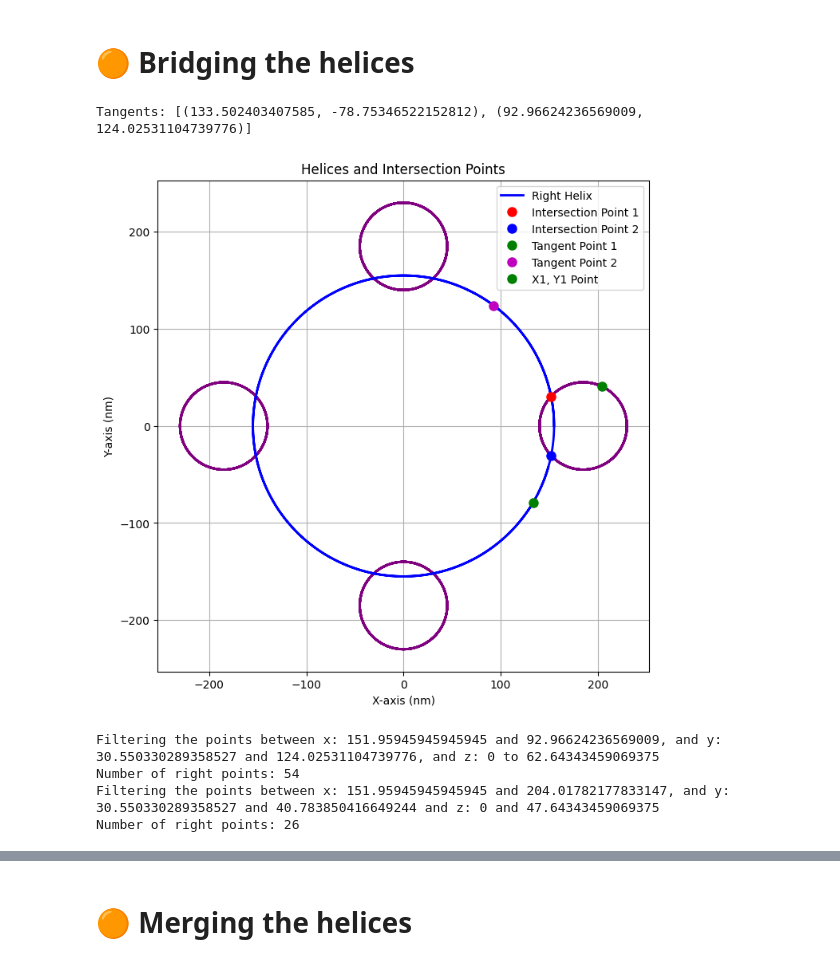
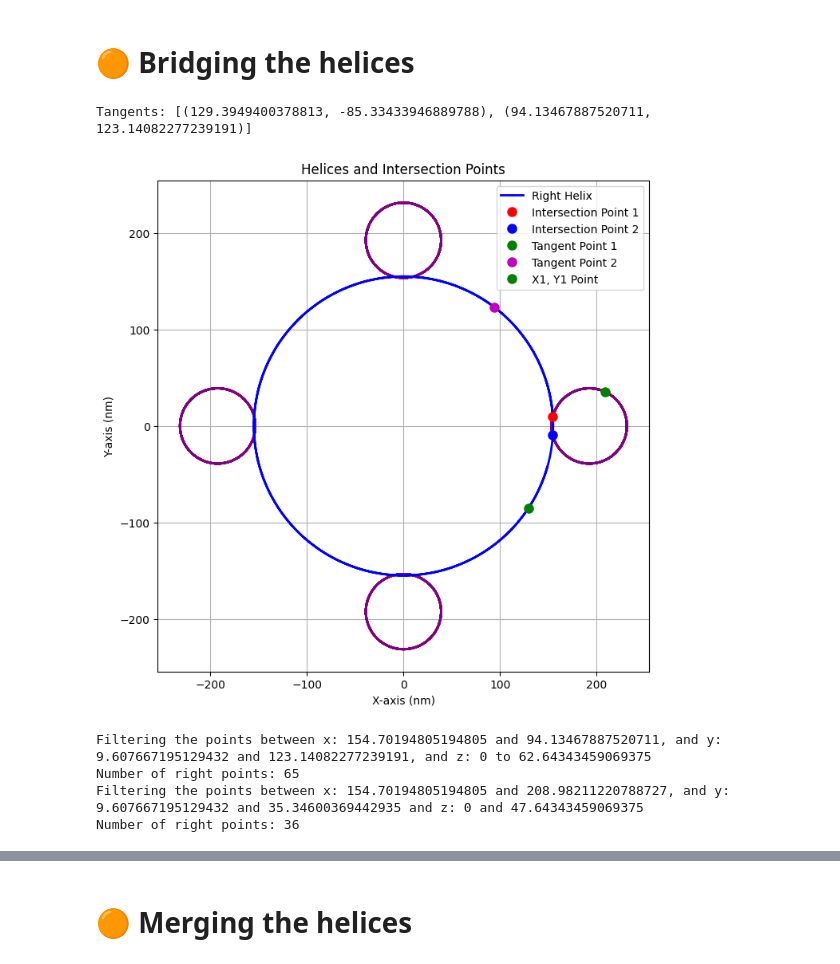
Before and after one commit to rubizarmiento/Chloroplast, a Jupyter notebook: remeshing.ipynb, the cells around one changed output, grey strips where cells are left out. Drawn from its saved outputs; the diff is of its cells as text; code cells hidden in the pictures.

Commit message:
Before correcting radius of the helices to match slit_width.

```diff
--- a/remeshing.ipynb
+++ b/remeshing.ipynb
@@ -3023,7 +3040,7 @@ tube_mesh = create_rectangular_tube(
     width=width_right_helix,
     height=height_granum,
     n_points=101,
-    width_resolution=20,  # Number of points per side of the rectangular cross-section
+    width_resolution=101,  # Number of points per side of the rectangular cross-section
     closed=False
 )
 
@@ -3207,9 +3182,9 @@ tilt_angle_left = tilt_angle_right             # Height pitch the left-handed he
 #tilt_angle_left = 16.6  # Desired tilt angle in degrees
 r_spline_left = helix_radius_from_tilt(pitch_left, tilt_angle_left)
 width_left_helix = (r_spline_left - inner_pore) * 2                                   # Width of the rectangular cross-section (nm)
-total_radius_left_helix = r_spline_left + width_left_helix/2
+total_radius_left_helix = r_spline_left + width_left_helix/5
 
-d_granum_helix = radius_granum + total_radius_left_helix + width_right_helix/2 # Distance between the center of the granum and the center of the helix (nm)
+d_granum_helix = radius_granum + total_radius_left_helix + width_right_helix*.95 # Distance between the center of the granum and the center of the helix (nm)
 
 
 ###---END OF USER DEFINED VARIABLES---###
@@ -3413,14 +3392,14 @@ Widget(value='<iframe src="http://localhost:64283/index.html?ui=P_0x39daa1c30_16
 intersections = find_cicles_intersection(
     r1=total_radius_left_helix,
     r2=total_radius_right_helix,
-    c1=(185, 0),
+    c1=(d_granum_helix, 0),
     c2=(0, 0)
 )
 
-x1, y1 = get_x_y_coordinantes_circle_angle(total_radius_left_helix, c1=(185, 0), angle=65)
+x1, y1 = get_x_y_coordinantes_circle_angle(total_radius_left_helix, c1=(d_granum_helix, 0), angle=65)
 
 tangents = tangent_points_from_circle_point(
-    c1=(185, 0),
+    c1=(d_granum_helix, 0),
     r1=total_radius_left_helix,
     c2=(0, 0),
     r2=total_radius_right_helix,
@@ -3433,35 +3412,35 @@ fig, ax = plt.subplots(figsize=(8, 8))
 # Plot the left-handed helix
 for i in range(len(array_left_outer_helices)):
     helix = array_left_outer_helices[i].points
     ax.plot(helix[:, 0], helix[:, 1], color='purple', linewidth=2, label='Left Helix' if helix is array_left_outer_helices[0] else "")
 
 # Plot the right-handed helix
 ax.plot(helix_points_outer.points[:, 0], helix_points_outer.points[:, 1], color='blue', linewidth=2, label='Right Helix')
 # Plot the intersection points
 ax.plot(intersections[0][0], intersections[0][1], 'ro', markersize=8, label='Intersection Point 1')
 ax.plot(intersections[1][0], intersections[1][1], 'bo', markersize=8, label='Intersection Point 2')
 
 # Plot the second tangent points
 ax.plot(tangents[0][0], tangents[0][1], 'go', markersize=8, label='Tangent Point 1')
 ax.plot(tangents[1][0], tangents[1][1], 'mo', markersize=8, label='Tangent Point 2')
 
 # Plot the x1, y1 point
 ax.plot(x1, y1, 'go', markersize=8, label='X1, Y1 Point')
 # Set equal aspect ratio
 ax.set_aspect('equal', adjustable='box')
 # Set labels and title
 ax.set_xlabel('X-axis (nm)')
 ax.set_ylabel('Y-axis (nm)')
 ax.set_title('Helices and Intersection Points')
 # Add grid
 ax.grid(True)
 # Add legend
 ax.legend()
 # Show the plot
 plt.show()
 # %% [output]
-Tangents: [(133.502403407585, -78.75346522152812), (92.96624236569009, 124.02531104739776)]
+Tangents: [(129.3949400378813, -85.33433946889788), (94.13467887520711, 123.14082277239191)]
-[figure, old version]
+[figure, new version]
 # %%
 #right points are higer than intersection 1 y and lower than tangent 2 y and within intersection 1 x and tangent 2 x
 right_points = []
@@ -3504,10 +3483,10 @@ end_point= [ highest_z_l[0], highest_z_l[1], highest_z_l[2]+dz]
 end_to_right = line_between_points(end_point, highest_z_r, n_segments=100)
 left_to_end = line_between_points(highest_z_l, end_point, n_segments=100)
 # %% [output]
-Filtering the points between x: 151.95945945945945 and 92.96624236569009, and y: 30.550330289358527 and 124.02531104739776, and z: 0 to 62.64343459069375
-Number of right points: 54
-Filtering the points between x: 151.95945945945945 and 204.01782177833147, and y: 30.550330289358527 and 40.783850416649244 and z: 0 and 47.64343459069375
-Number of right points: 26
+Filtering the points between x: 154.70194805194805 and 94.13467887520711, and y: 9.607667195129432 and 123.14082277239191, and z: 0 to 62.64343459069375
+Number of right points: 65
+Filtering the points between x: 154.70194805194805 and 208.98211220788727, and y: 9.607667195129432 and 35.34600369442935 and z: 0 and 47.64343459069375
+Number of right points: 36
 # %%
 # Plot right and left points
 plot = pv.Plotter(window_size=[1600, 600])
```
Also changed, not shown: parts of 27 cells of this notebook, 1 other file.
